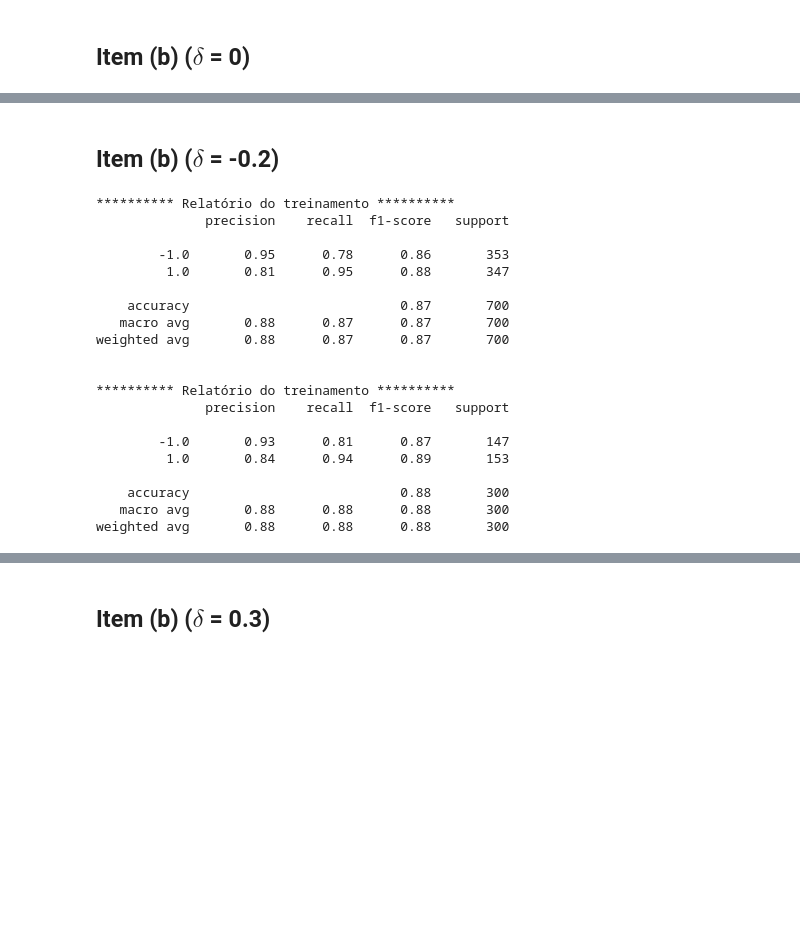
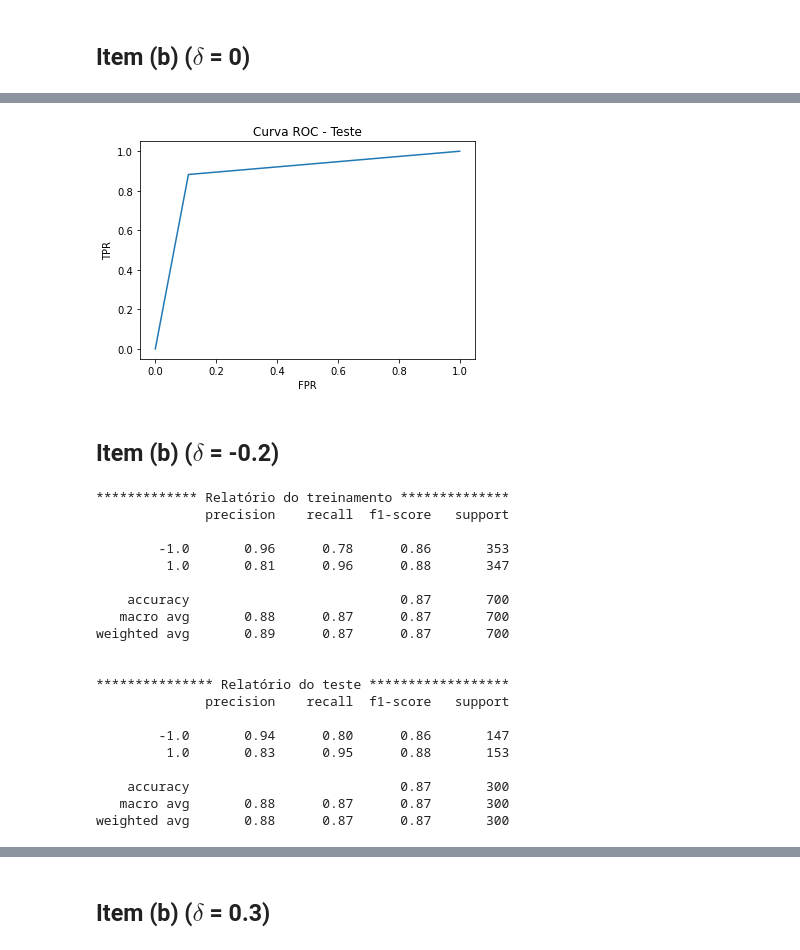
Before and after one commit to julianovale/PO450, a Jupyter notebook: Semana07_PO450_Atividade05.ipynb, the cells around one changed output, grey strips where cells are left out. Saved outputs shown, nothing was run; the diff lists cells and outputs as text; code cells hidden in the pictures; blank space fills up the shorter version.

```diff
--- a/Semana07_PO450_Atividade05.ipynb
+++ b/Semana07_PO450_Atividade05.ipynb
@@ -86,3 +155,14 @@ weighted avg       0.87      0.87      0.87       300
+# %%
+# Curva ROC
+
+fpr, tpr, thresholds = roc_curve(d_test, d_hat_test)
+
+plt.plot(fpr, tpr)
+plt.title("Curva ROC - Teste")
+plt.xlabel("FPR")
+plt.ylabel("TPR");
+# %% [output]
+[figure, added]
 # %% [markdown]
 ## Item (b) ($\delta$ = -0.2)
 # %%
@@ -92,32 +172,32 @@ delta = -0.2
 
 y_hat_train = model_reg_linear.predict(X_train)
 d_hat_train = np.where((y_hat_train >= delta), 1, -1)
-print('********** Relatório do treinamento **********')
+print('************* Relatório do treinamento **************')
 print(classification_report(d_train, d_hat_train))
 print()
 
 y_hat_test = model_reg_linear.predict(X_test)
 d_hat_test = np.where((y_hat_test >= delta), 1, -1)
-print('********** Relatório do treinamento **********')
+print('*************** Relatório do teste ******************')
 print(classification_report(d_test, d_hat_test))
 # %% [output]
-********** Relatório do treinamento **********
+************* Relatório do treinamento **************
               precision    recall  f1-score   support
 
-        -1.0       0.95      0.78      0.86       353
-         1.0       0.81      0.95      0.88       347
+        -1.0       0.96      0.78      0.86       353
+         1.0       0.81      0.96      0.88       347
 
     accuracy                           0.87       700
    macro avg       0.88      0.87      0.87       700
-weighted avg       0.88      0.87      0.87       700
+weighted avg       0.89      0.87      0.87       700
 
 
-********** Relatório do treinamento **********
+*************** Relatório do teste ******************
               precision    recall  f1-score   support
 
-        -1.0       0.93      0.81      0.87       147
-         1.0       0.84      0.94      0.89       153
+        -1.0       0.94      0.80      0.86       147
+         1.0       0.83      0.95      0.88       153
 
-    accuracy                           0.88       300
-   macro avg       0.88      0.88      0.88       300
-weighted avg       0.88      0.88      0.88       300
+    accuracy                           0.87       300
+   macro avg       0.88      0.87      0.87       300
+weighted avg       0.88      0.87      0.87       300
```
Also changed, not shown: parts of 20 cells of this notebook.
